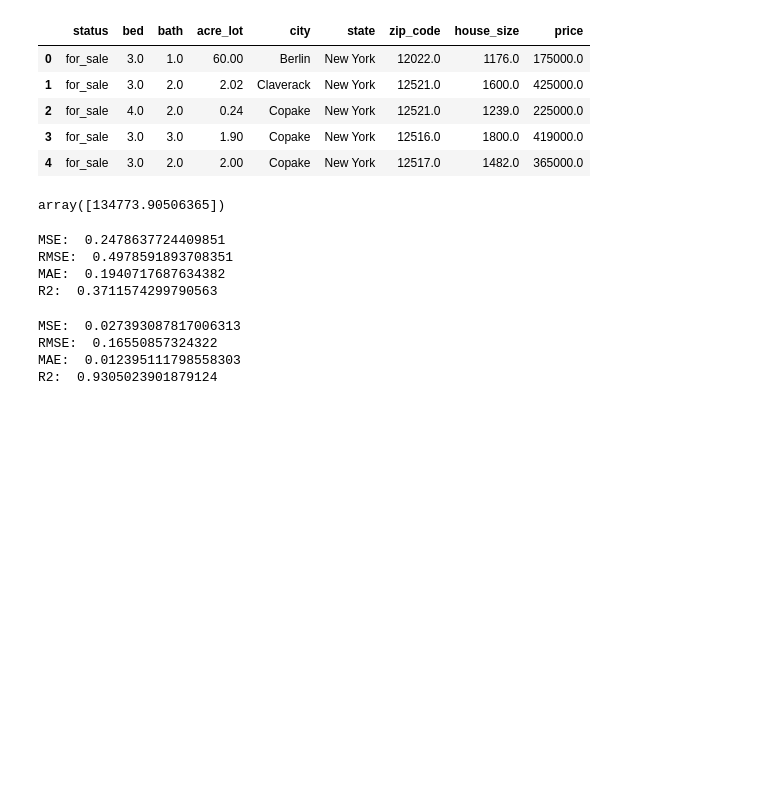
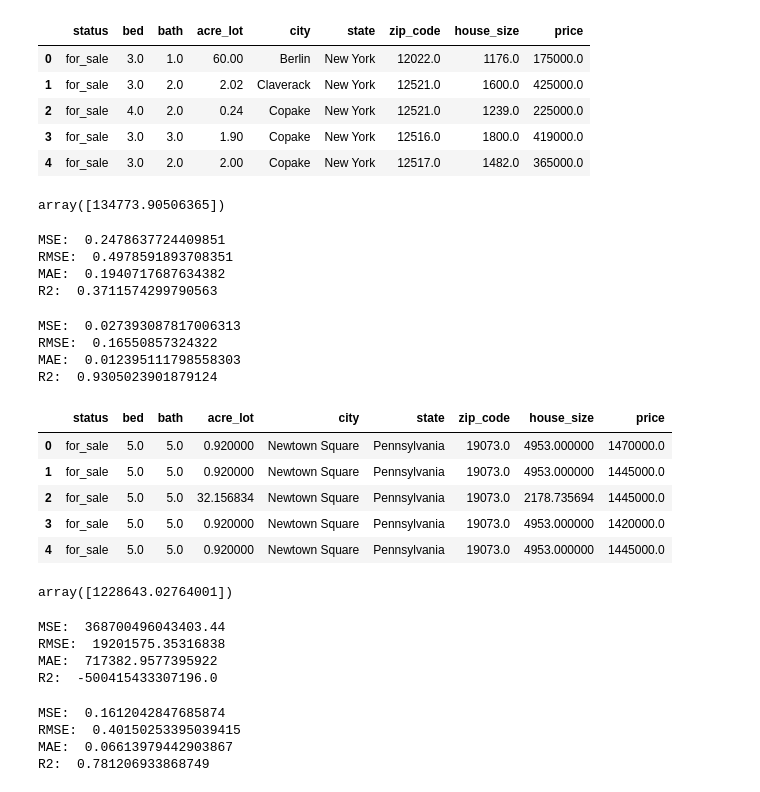
Before and after one commit to sakshamshahu/Housing-Price, a Jupyter notebook: notebook/modelling.ipynb, the cells around one changed output. Saved outputs shown, nothing was run; the diff lists cells and outputs as text; code cells hidden in the pictures; blank space fills up the shorter version.

Commit message:
feat: modelling Pennsylvania
Signed-off-by: sakshamshahu <sakshamshahu.work@gmail.com>

```diff
--- a/notebook/modelling.ipynb
+++ b/notebook/modelling.ipynb
@@ -576,3 +576,13 @@ MSE:  0.027393087817006313
 RMSE:  0.16550857324322
 MAE:  0.012395111798558303
 R2:  0.9305023901879124
+# %%
+data_Pennsylvania= pd.read_csv('/Users/saksham/Projects/Housing-Price/data/interim/Pennsylvania.csv')
+data_Pennsylvania.head()
+# %% [output]
+|  | status | bed | bath | acre_lot | city | state | zip_code | house_size | price |
+| 0 | for_sale | 5.0 | 5.0 | 0.920000 | Newtown Square | Pennsylvania | 19073.0 | 4953.000000 | 1470000.0 |
+| 1 | for_sale | 5.0 | 5.0 | 0.920000 | Newtown Square | Pennsylvania | 19073.0 | 4953.000000 | 1445000.0 |
+| 2 | for_sale | 5.0 | 5.0 | 32.156834 | Newtown Square | Pennsylvania | 19073.0 | 2178.735694 | 1445000.0 |
+| 3 | for_sale | 5.0 | 5.0 | 0.920000 | Newtown Square | Pennsylvania | 19073.0 | 4953.000000 | 1420000.0 |
+| 4 | for_sale | 5.0 | 5.0 | 0.920000 | Newtown Square | Pennsylvania | 19073.0 | 4953.000000 | 1445000.0 |
@@ -578,0 +596,51 @@ R2:  0.9305023901879124
+# %%
+X= data_Pennsylvania[['bed', 'bath', 'acre_lot', 'zip_code', 'house_size', 'city', 'state']]
+X= pd.get_dummies(X, columns=['city', 'state'])
+y = data_Pennsylvania['price']
+
+X_train,X_test, y_train, y_test = train_test_split(X, y, test_size=0.25, random_state=42)
+model=  LinearRegression()
+
+model.fit(X_train, y_train )
+
+y_pred= model.predict(X_test)
+y_pred_reshaped= y_pred.reshape(-1, 1)
+original_price_predictions= price_scaler_Pennsylvania.inverse_transform(y_pred_reshaped)
+absolute_predictions= np.abs(original_price_predictions)
+absolute_predictions[680]
+# %% [output]
+array([1228643.02764001])
+# %%
+mse= mean_squared_error(y_test, y_pred)  # seems to be a problem with the prediction
+rmse= np.sqrt(mse)
+mae= mean_absolute_error(y_test, y_pred)
+r2= r2_score(y_test, y_pred)
+
+print(f'MSE:  {mse}')
+print(f'RMSE:  {rmse}')
+print(f'MAE:  {mae}')
+print(f'R2:  {r2}')
+# %% [output]
+MSE:  368700496043403.44
+RMSE:  19201575.35316838
+MAE:  717382.9577395922
+R2:  -500415433307196.0
+# %%
+model_tree= DecisionTreeRegressor()
+model_tree.fit(X_train, y_train )
+y_pred_tree= model_tree.predict(X_test)
+
+mse_tree= mean_squared_error(y_test, y_pred_tree)
+rmse_tree= np.sqrt(mse_tree)
+mae_tree= mean_absolute_error(y_test, y_pred_tree)
+r2_tree= r2_score(y_test, y_pred_tree)
+
+print(f'MSE:  {mse_tree}')
+print(f'RMSE:  {rmse_tree}')
+print(f'MAE:  {mae_tree}')
+print(f'R2:  {r2_tree}')
+# %% [output]
+MSE:  0.1612042847685874
+RMSE:  0.40150253395039415
+MAE:  0.06613979442903867
+R2:  0.781206933868749
```
Also changed, not shown: parts of 1 cell of this notebook.
